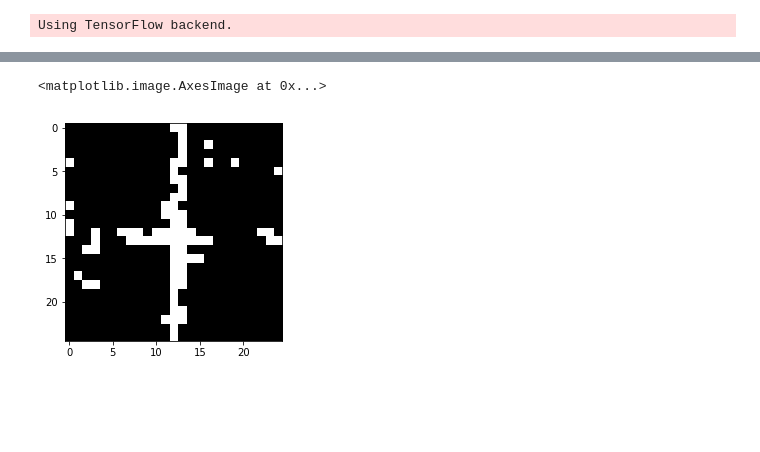
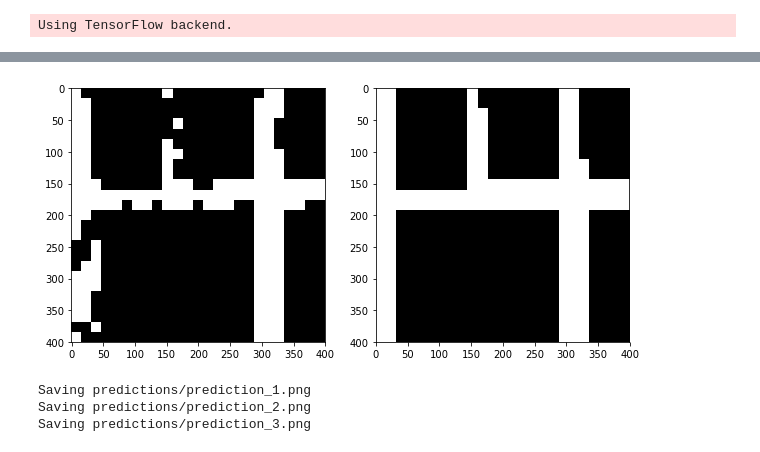
Before and after one commit to Coac/epfl-ml-projects, a Jupyter notebook: epfl-ml-project2/Victor.ipynb, the cells around one changed output, grey strips where cells are left out. Saved outputs shown, nothing was run; the diff lists cells and outputs as text; code cells hidden in the pictures; blank space fills up the shorter version.

Commit message:
Predictions

```diff
--- a/epfl-ml-project2/Victor.ipynb
+++ b/epfl-ml-project2/Victor.ipynb
@@ -57,6 +57,22 @@ def patch_to_label(patch):
     else:
         return 0
 
+# tf
+
+def label_to_img(imgwidth, imgheight, w, h, labels):
+    im = np.zeros([imgwidth, imgheight])
+    idx = 0
+    for i in range(0,imgheight,h):
+        for j in range(0,imgwidth,w):
+            im[j:j+w, i:i+h] = labels[idx]
+            idx = idx + 1
+    return im
+
+def img_float_to_uint8(img):
+    rimg = img - np.min(img)
+    rimg = (rimg / np.max(rimg) * 255).round().astype(np.uint8)
+    return rimg
+
 # Added helpers
 
 def pad_image(image, padding):
@@ -70,6 +86,28 @@ def pad_list_image(images, padding):
         padded_images.append(image)
 
     return padded_images
+
+def save_labels_to_images(imgwidth, imgheight, w, h, labels):
+    patch_per_image = int(imgwidth / w) * int(imgheight/h)
+    count = int(len(labels) / patch_per_image)
+
+    for i in range(count):
+        img = label_to_img(imgwidth, imgheight, w, h, labels[i*patch_per_image:(i+1)*patch_per_image])
+        im = Image.fromarray(img_float_to_uint8(img))
+        prediction_test_dir = "predictions/"
+        print("Saving " + prediction_test_dir + "prediction_" + str(i+1) + ".png")
+        im.save(prediction_test_dir + "prediction_" + str(i+1) + ".png")
+
+def display_prediction_and_gt(model, X, Y, image_size, patch_size, image_index):
+    patch_count_per_image = int((image_size / 16) ** 2)
+    fig1 = plt.figure(figsize=(10, 10))
+    plt.subplot(1, 2, 1)
+    predictions = model.predict_classes(X[image_index * patch_count_per_image: (image_index+1) * patch_count_per_image])
+    img = label_to_img(image_size, image_size, patch_size, patch_size, predictions)
+    plt.imshow(img, cmap='Greys_r');
+    plt.subplot(1, 2, 2)
+    img = label_to_img(image_size, image_size, patch_size, patch_size, Y[image_index * patch_count_per_image: (image_index+1) * patch_count_per_image])
+    plt.imshow(img, cmap='Greys_r');
 # %% [markdown]
 ## Load the data
 # %%
@@ -295,11 +332,12 @@ Epoch 1/1
 <keras.callbacks.History at 0x...>
+# %%
+display_prediction_and_gt(model, X, Y, 400, patch_size, 2)
+# %% [output]
+[figure, added]
 # %%
-predictions = model.predict_classes(X[0:625])
+predictions = model.predict_classes(X[:625*3])
+save_labels_to_images(400, 400, patch_size, patch_size, predictions)
+# %% [output]
+Saving predictions/prediction_1.png
+Saving predictions/prediction_2.png
+Saving predictions/prediction_3.png
-# %%
-
-img = Image.new('1', (25, 25))
-img.putdata(predictions)
-plt.imshow(img)
-# %% [output]
-<matplotlib.image.AxesImage at 0x...>
-[figure, removed]
```
Also changed, not shown: parts of 10 cells of this notebook, 1 other file.
